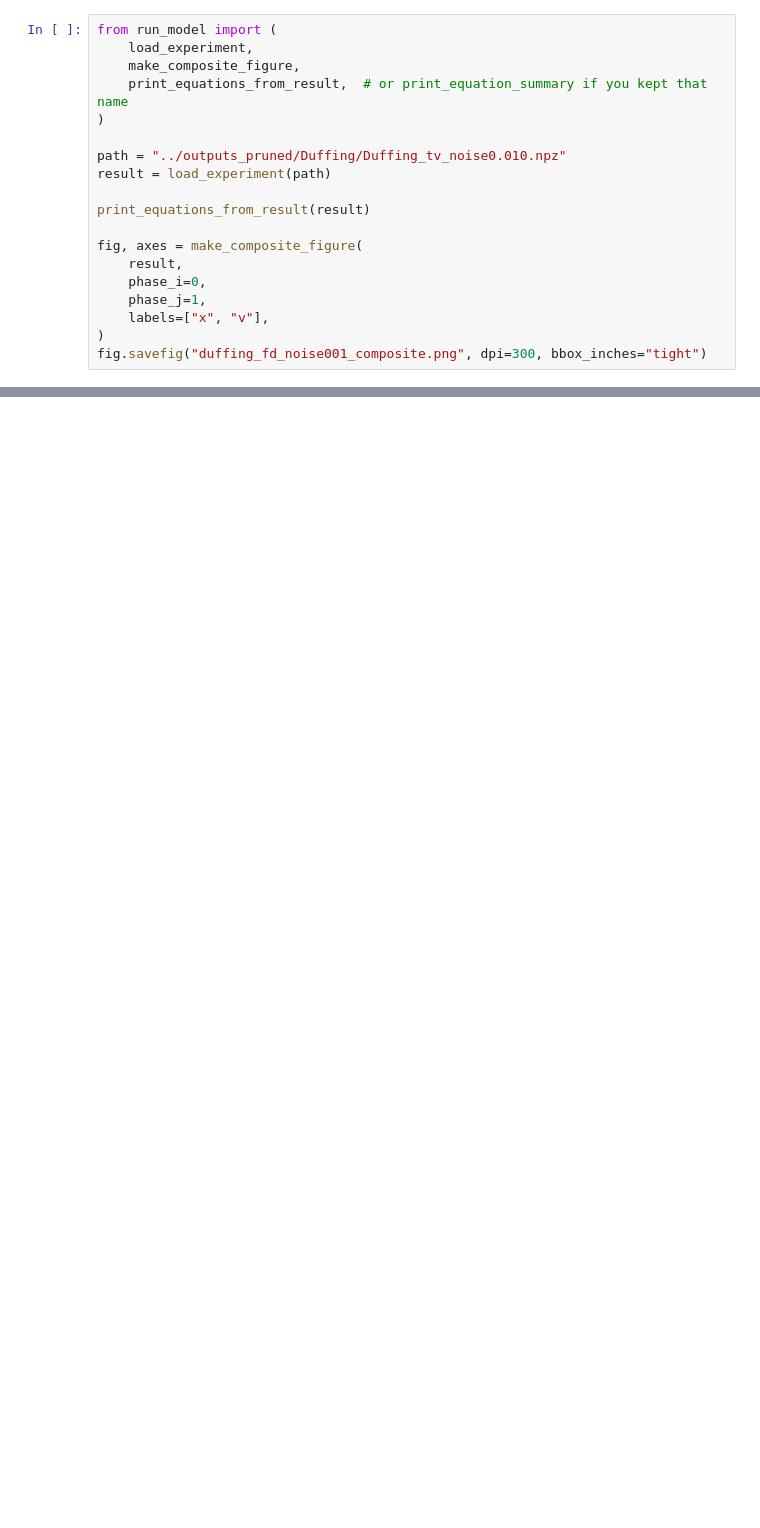
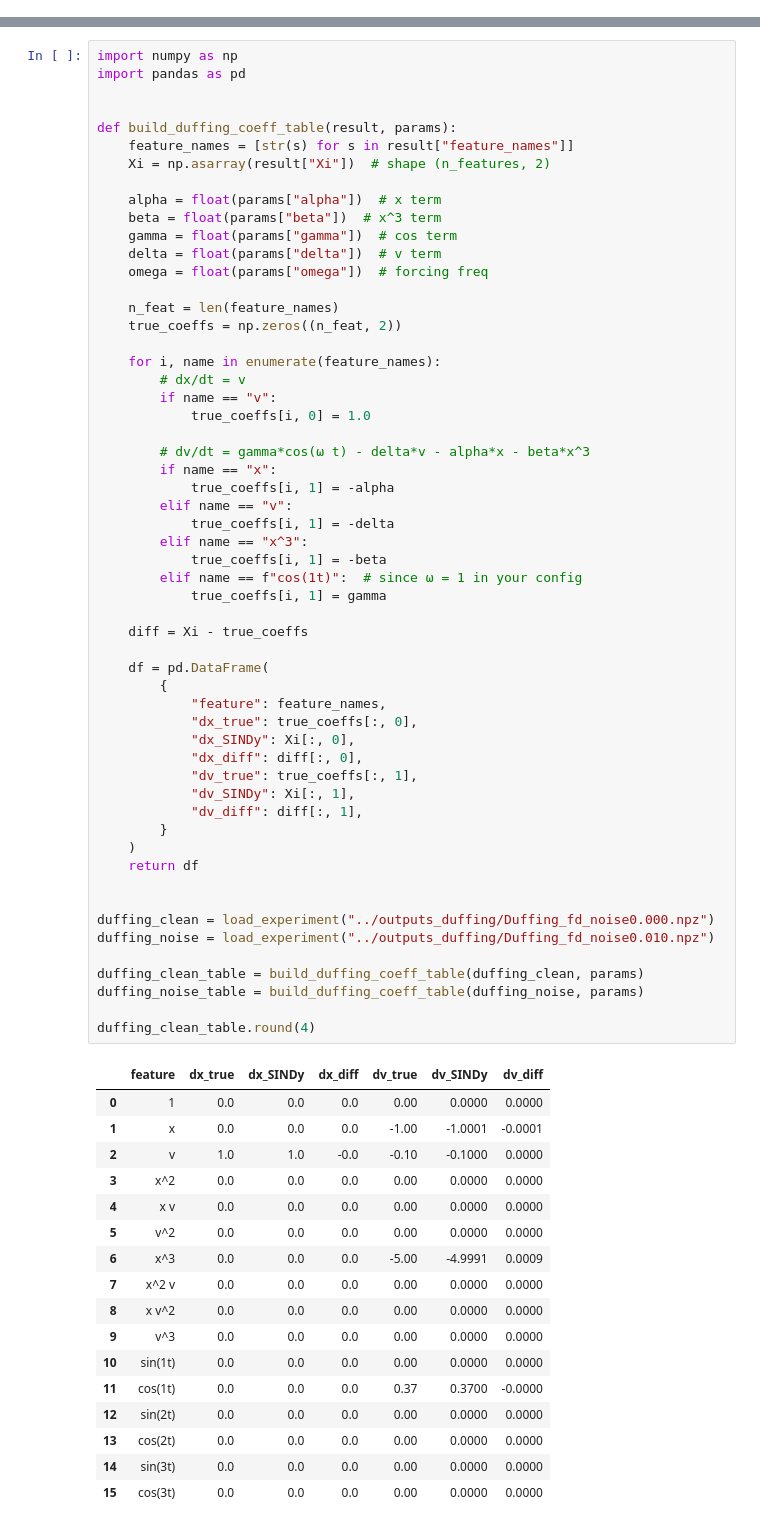
Before and after one commit to bradsaylor/sindy-project, a Jupyter notebook: notebooks/03_duffing.ipynb, the cells around one changed output, grey strips where cells are left out. Saved outputs shown, nothing was run; the diff lists cells and outputs as text; blank space fills up the shorter version.

```diff
--- a/notebooks/03_duffing.ipynb
+++ b/notebooks/03_duffing.ipynb
@@ -330,19 +0,0 @@ dv/dt = -0.996022*x - 0.0964662*v - 4.98744*x^3 + 0.0840837*x^2 v - 0.0325593*x
-# %%
-from run_model import (
-    load_experiment,
-    make_composite_figure,
-    print_equations_from_result,  # or print_equation_summary if you kept that name
-)
-
-path = "../outputs_pruned/Duffing/Duffing_tv_noise0.010.npz"
-result = load_experiment(path)
-
-print_equations_from_result(result)
-
-fig, axes = make_composite_figure(
-    result,
-    phase_i=0,
-    phase_j=1,
-    labels=["x", "v"],
-)
-fig.savefig("duffing_fd_noise001_composite.png", dpi=300, bbox_inches="tight")
@@ -360,0 +151,74 @@ dv/dt = -0.998911*x - 0.0961534*v - 4.96744*x^3 + 0.0804591*x^2 v - 0.0307619*x
+# %%
+import numpy as np
+import pandas as pd
+
+
+def build_duffing_coeff_table(result, params):
+    feature_names = [str(s) for s in result["feature_names"]]
+    Xi = np.asarray(result["Xi"])  # shape (n_features, 2)
+
+    alpha = float(params["alpha"])  # x term
+    beta = float(params["beta"])  # x^3 term
+    gamma = float(params["gamma"])  # cos term
+    delta = float(params["delta"])  # v term
+    omega = float(params["omega"])  # forcing freq
+
+    n_feat = len(feature_names)
+    true_coeffs = np.zeros((n_feat, 2))
+
+    for i, name in enumerate(feature_names):
+        # dx/dt = v
+        if name == "v":
+            true_coeffs[i, 0] = 1.0
+
+        # dv/dt = gamma*cos(ω t) - delta*v - alpha*x - beta*x^3
+        if name == "x":
+            true_coeffs[i, 1] = -alpha
+        elif name == "v":
+            true_coeffs[i, 1] = -delta
+        elif name == "x^3":
+            true_coeffs[i, 1] = -beta
+        elif name == f"cos(1t)":  # since ω = 1 in your config
+            true_coeffs[i, 1] = gamma
+
+    diff = Xi - true_coeffs
+
+    df = pd.DataFrame(
+        {
+            "feature": feature_names,
+            "dx_true": true_coeffs[:, 0],
+            "dx_SINDy": Xi[:, 0],
+            "dx_diff": diff[:, 0],
+            "dv_true": true_coeffs[:, 1],
+            "dv_SINDy": Xi[:, 1],
+            "dv_diff": diff[:, 1],
+        }
+    )
+    return df
+
+
+duffing_clean = load_experiment("../outputs_duffing/Duffing_fd_noise0.000.npz")
+duffing_noise = load_experiment("../outputs_duffing/Duffing_fd_noise0.010.npz")
+
+duffing_clean_table = build_duffing_coeff_table(duffing_clean, params)
+duffing_noise_table = build_duffing_coeff_table(duffing_noise, params)
+
+duffing_clean_table.round(4)
+# %% [output]
+|  | feature | dx_true | dx_SINDy | dx_diff | dv_true | dv_SINDy | dv_diff |
+| 0 | 1 | 0.0 | 0.0 | 0.0 | 0.00 | 0.0000 | 0.0000 |
+| 1 | x | 0.0 | 0.0 | 0.0 | -1.00 | -1.0001 | -0.0001 |
+| 2 | v | 1.0 | 1.0 | -0.0 | -0.10 | -0.1000 | 0.0000 |
+| 3 | x^2 | 0.0 | 0.0 | 0.0 | 0.00 | 0.0000 | 0.0000 |
+| 4 | x v | 0.0 | 0.0 | 0.0 | 0.00 | 0.0000 | 0.0000 |
+| 5 | v^2 | 0.0 | 0.0 | 0.0 | 0.00 | 0.0000 | 0.0000 |
+| 6 | x^3 | 0.0 | 0.0 | 0.0 | -5.00 | -4.9991 | 0.0009 |
+| 7 | x^2 v | 0.0 | 0.0 | 0.0 | 0.00 | 0.0000 | 0.0000 |
+| 8 | x v^2 | 0.0 | 0.0 | 0.0 | 0.00 | 0.0000 | 0.0000 |
+| 9 | v^3 | 0.0 | 0.0 | 0.0 | 0.00 | 0.0000 | 0.0000 |
+| 10 | sin(1t) | 0.0 | 0.0 | 0.0 | 0.00 | 0.0000 | 0.0000 |
+| 11 | cos(1t) | 0.0 | 0.0 | 0.0 | 0.37 | 0.3700 | -0.0000 |
+| 12 | sin(2t) | 0.0 | 0.0 | 0.0 | 0.00 | 0.0000 | 0.0000 |
+| 13 | cos(2t) | 0.0 | 0.0 | 0.0 | 0.00 | 0.0000 | 0.0000 |
+| 14 | sin(3t) | 0.0 | 0.0 | 0.0 | 0.00 | 0.0000 | 0.0000 |
+| 15 | cos(3t) | 0.0 | 0.0 | 0.0 | 0.00 | 0.0000 | 0.0000 |
```
Also changed, not shown: parts of 13 cells of this notebook, 3 other files.
